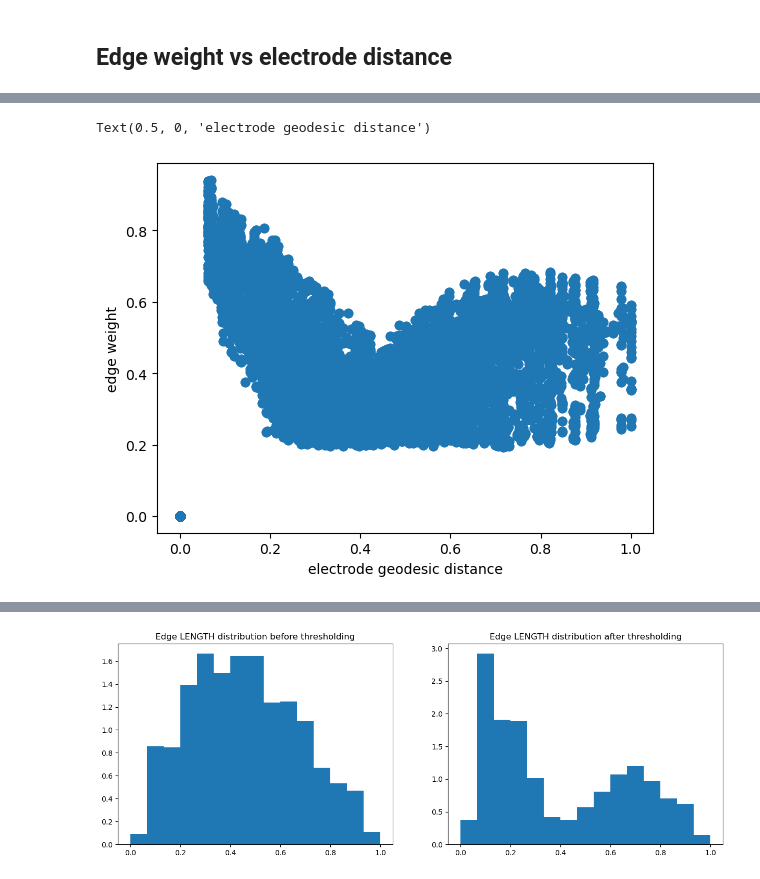
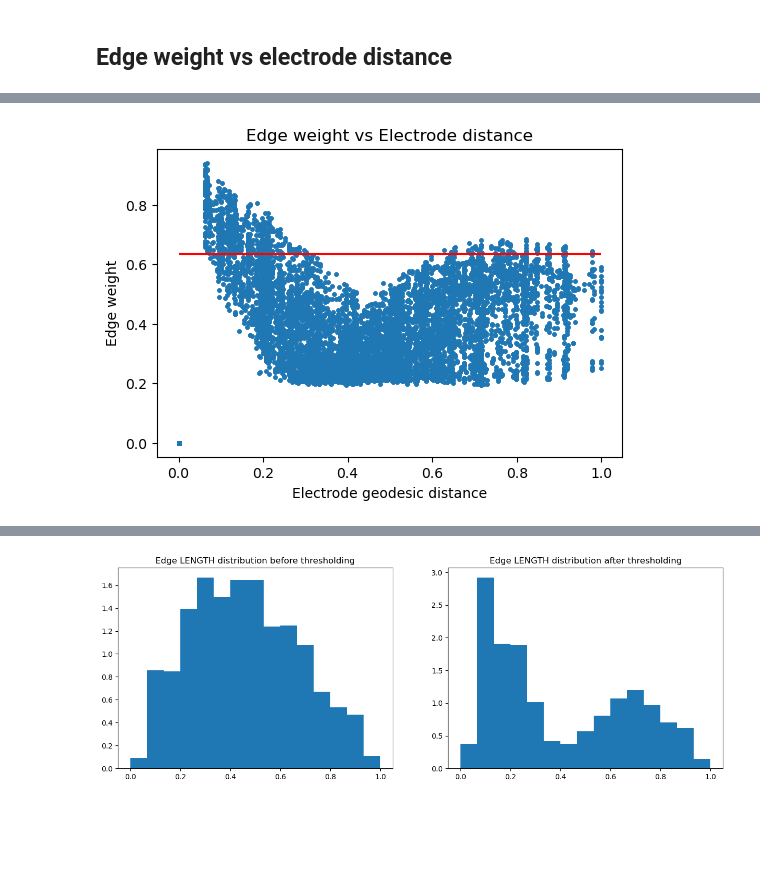
Before and after one commit to NinoHerve/NetworkMachineLearning_2023, a Jupyter notebook: notebooks_hugo/Xplore.ipynb, the cells around one changed output, grey strips where cells are left out. Drawn from its saved outputs; the diff is of its cells as text; code cells hidden in the pictures; blank space fills up the shorter version.

Commit message:
final updates on explore notebook + figures

```diff
--- a/notebooks_hugo/Xplore.ipynb
+++ b/notebooks_hugo/Xplore.ipynb
@@ -2,9 +2,7 @@
 import numpy as np
 from matplotlib import pyplot as plt
 import utils_hugo as ut
-from importlib import reload
-plt.style.use('default')
-reload(ut);
+import seaborn as sns
 # %% [markdown]
 # Loading the data
 # %%
@@ -126,2 +66,4 @@ dist_geodesic = ut.electrode_distances_geodesic()
 # %% [markdown]
 ## Edge weight vs electrode distance
+# %%
+A_thresh, thresholds = ut.threshold_graphs(A, 0.2)
@@ -128,7 +80,10 @@ dist_geodesic = ut.electrode_distances_geodesic()
 # %%
-plt.scatter(dist_geodesic.flatten(), A.mean(axis=0).flatten())
-plt.ylabel('edge weight')
-plt.xlabel('electrode geodesic distance')
+fig = plt.figure(figsize=(6,4))
+plt.scatter(dist_geodesic.flatten(), A.mean(axis=0).flatten(), s=5)
+plt.ylabel('Edge weight')
+plt.xlabel('Electrode geodesic distance')
+plt.title('Edge weight vs Electrode distance')
+plt.hlines(np.mean(thresholds),xmin=0,xmax=1,colors='r')
+plt.show()
 # %% [output]
-Text(0.5, 0, 'electrode geodesic distance')
-[figure, old version]
+[figure, new version]
```
Also changed, not shown: parts of 39 cells of this notebook, 1 other file.
